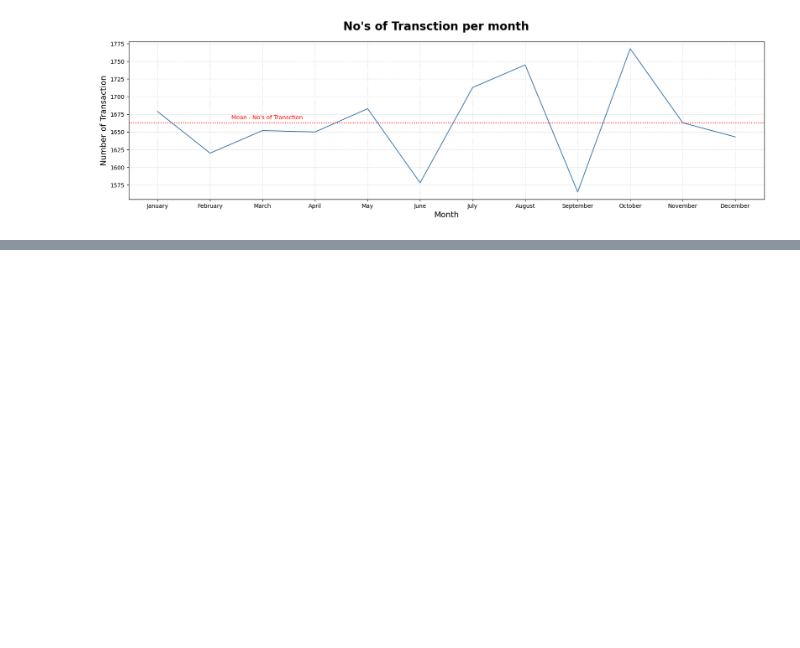
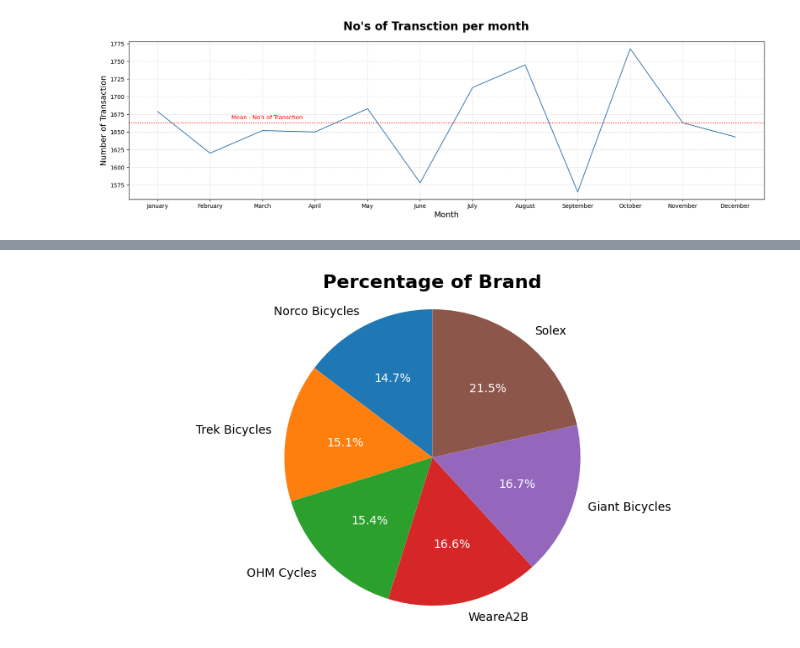
Before and after one commit to ManishRawat07/Virtual-Internships, a Jupyter notebook: 3. KPMG Virtual Internship - Data Analytics/Task 2. Data Insights/Task2 - Modelling.ipynb, the cells around one changed output, grey strips where cells are left out. Drawn from its saved outputs; the diff is of its cells as text; code cells hidden in the pictures; blank space fills up the shorter version.

```diff
--- a/3. KPMG Virtual Internship - Data Analytics/Task 2. Data Insights/Task2 - Modelling.ipynb
+++ b/3. KPMG Virtual Internship - Data Analytics/Task 2. Data Insights/Task2 - Modelling.ipynb
@@ -508,0 +495,6 @@ plt.show()
+# %%
+# Brand Analysis
+brand = df['brand'].value_counts().reset_index()
+brand.columns = ['brand', 'count']
+brand['percentage'] = (brand['count']/brand['count'].sum()*100).round(2)
+brand
@@ -508,0 +509,20 @@ plt.show()
+# %%
+# visualizing brand
+
+fig, ax = plt.subplots(figsize=(10, 5))
+
+# Sorting the data by percentage in ascending order
+brand_sort = brand.sort_values(by=['percentage'])
+
+# Plotting the pie chart
+wedges, texts, autotexts = ax.pie(brand_sort['percentage'], labels=brand_sort['brand'], autopct='%1.1f%%', startangle=90)
+ax.axis('equal')  # Equal aspect ratio ensures that pie is drawn as a circle
+ax.set_title('Percentage of Brand', fontsize=16, fontweight='bold')
+
+# Adding percentage labels to the pie chart
+for autotext in autotexts:
+    autotext.set_color('white')  # Set label color to white
+
+plt.show()
+# %% [output]
+[figure, added]
```
Also changed, not shown: parts of 32 cells of this notebook.
